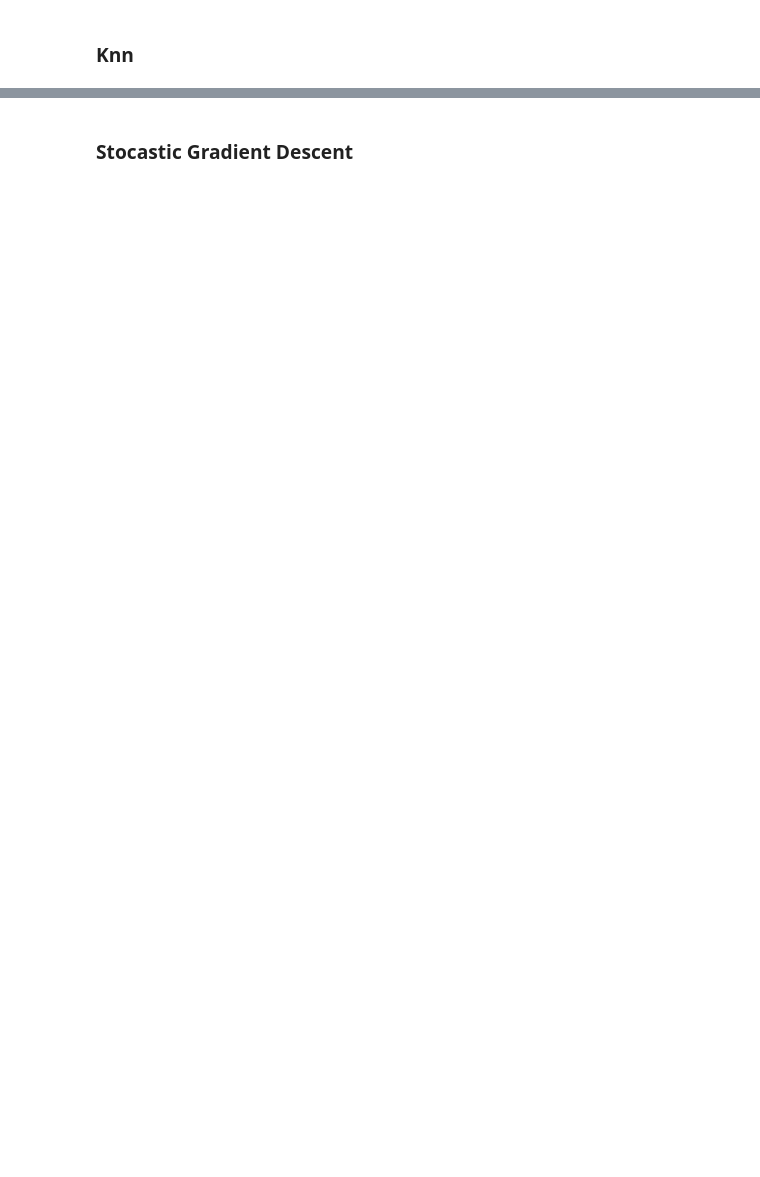
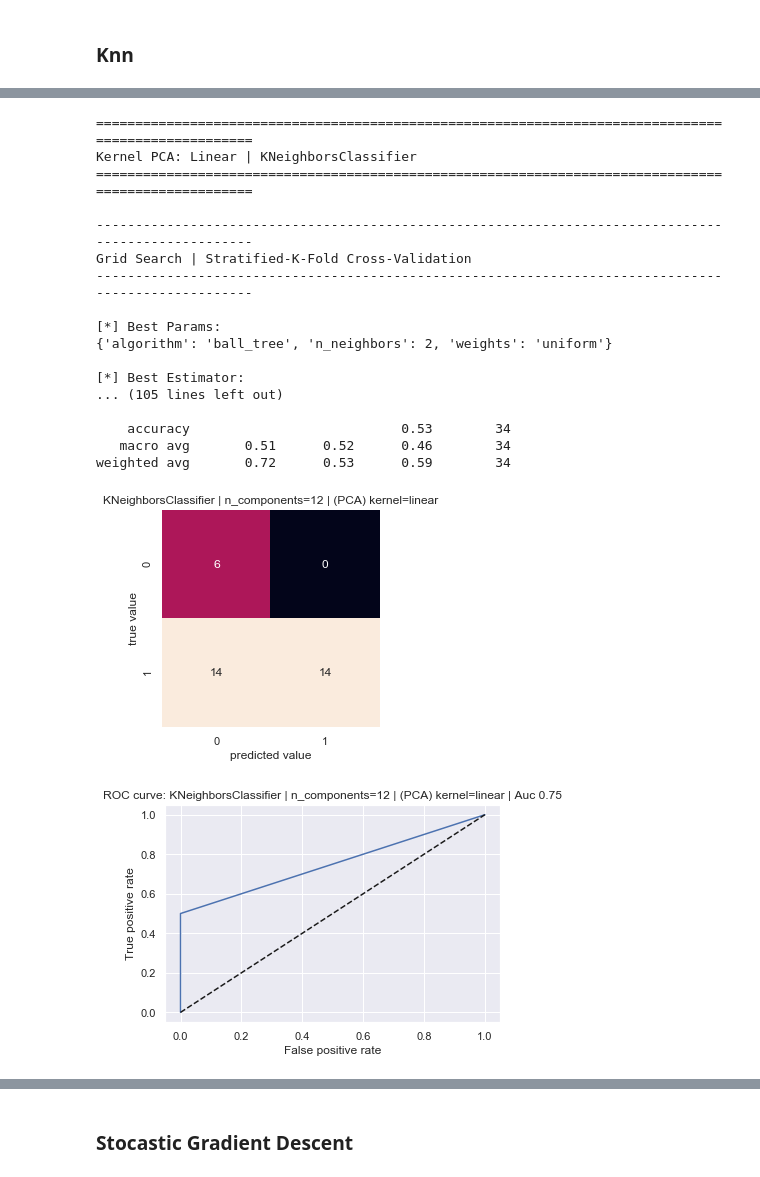
Before and after one commit to franec94/Pittsburgh-Bridge-Dataset, a Jupyter notebook: pittsburgh-bridges-data-set-analysis/Data Space Report (Official).ipynb, the cells around one changed output, grey strips where cells are left out. Saved outputs shown, nothing was run; the diff lists cells and outputs as text; code cells hidden in the pictures; blank space fills up the shorter version.

```diff
--- a/pittsburgh-bridges-data-set-analysis/Data Space Report (Official).ipynb
+++ b/pittsburgh-bridges-data-set-analysis/Data Space Report (Official).ipynb
@@ -562,12 +860,32 @@ print(df_auc_gs)
 # %%
 plot_dest = os.path.join("figures", "n_comp_12_analysis", "grid_search")
 X = rescaledX
 
 df_gs, df_auc_gs = grid_search_all_by_n_components(
     estimators_list=estimators_list[pos_gs+1], \
     param_grids=param_grids[pos_gs],
     estimators_names=estimators_names[pos_gs+1], \
     X=X, y=y,
     n_components=12,
     random_state=0, show_plots=False, show_errors=False, verbose=1, plot_dest=plot_dest, debug_var=False)
-df_12, df_12_auc = df.concat([df_12, df_gs], axis=0), df.concat([df_12, df_auc_gs], axis=0)
+df_12, df_12_auc = pd.concat([df_12, df_gs], axis=0), pd.concat([df_12, df_auc_gs], axis=0)
+# %% [output]
+====================================================================================================
+Kernel PCA: Linear | KNeighborsClassifier
+====================================================================================================
+
+----------------------------------------------------------------------------------------------------
+Grid Search | Stratified-K-Fold Cross-Validation
+----------------------------------------------------------------------------------------------------
+
+[*] Best Params:
+{'algorithm': 'ball_tree', 'n_neighbors': 2, 'weights': 'uniform'}
+
+[*] Best Estimator:
+... (105 lines left out)
+
+    accuracy                           0.53        34
+   macro avg       0.51      0.52      0.46        34
+weighted avg       0.72      0.53      0.59        34
+[figure, added]
+[figure, added]
```
Also changed, not shown: parts of 46 cells of this notebook, 20 other files.
